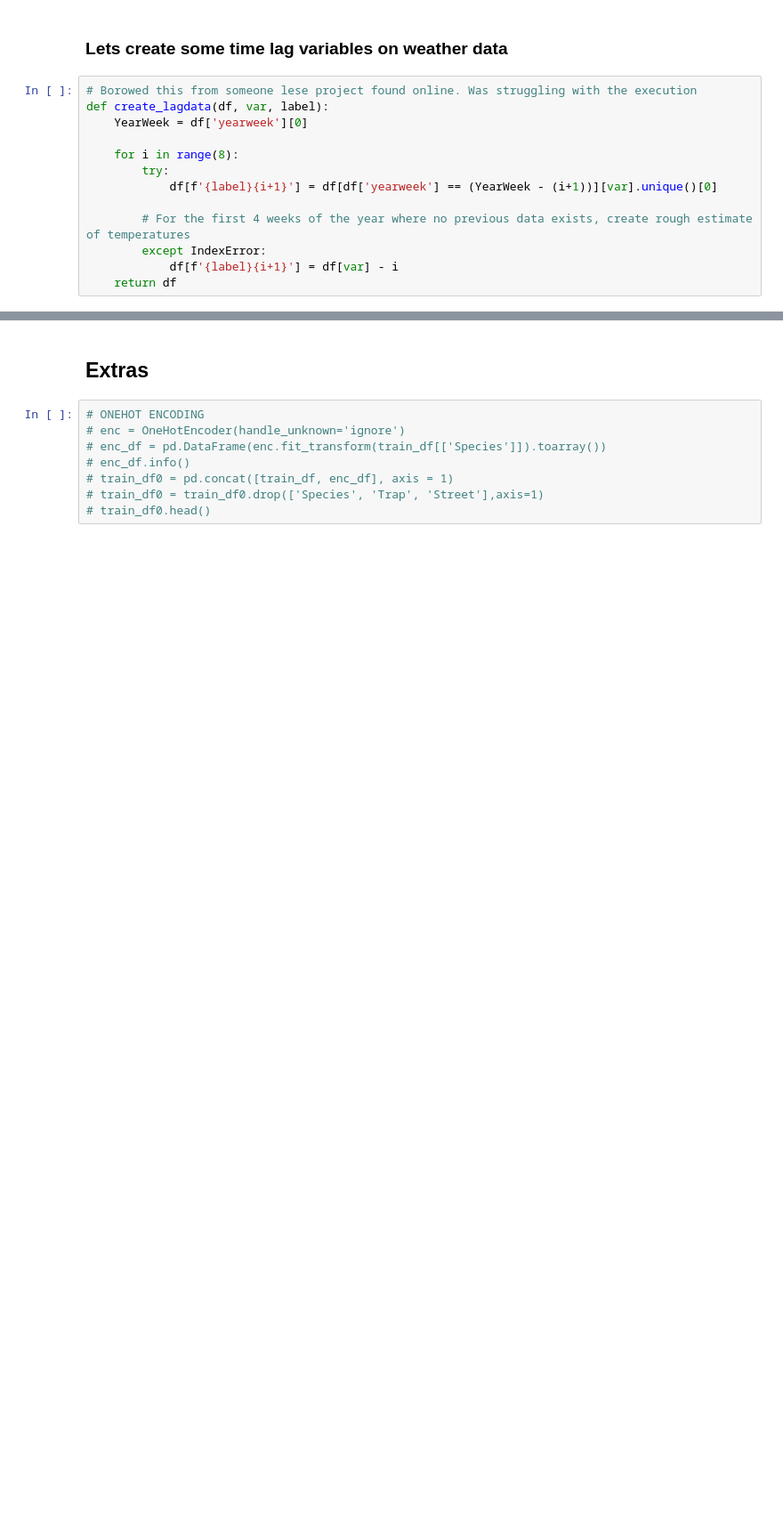
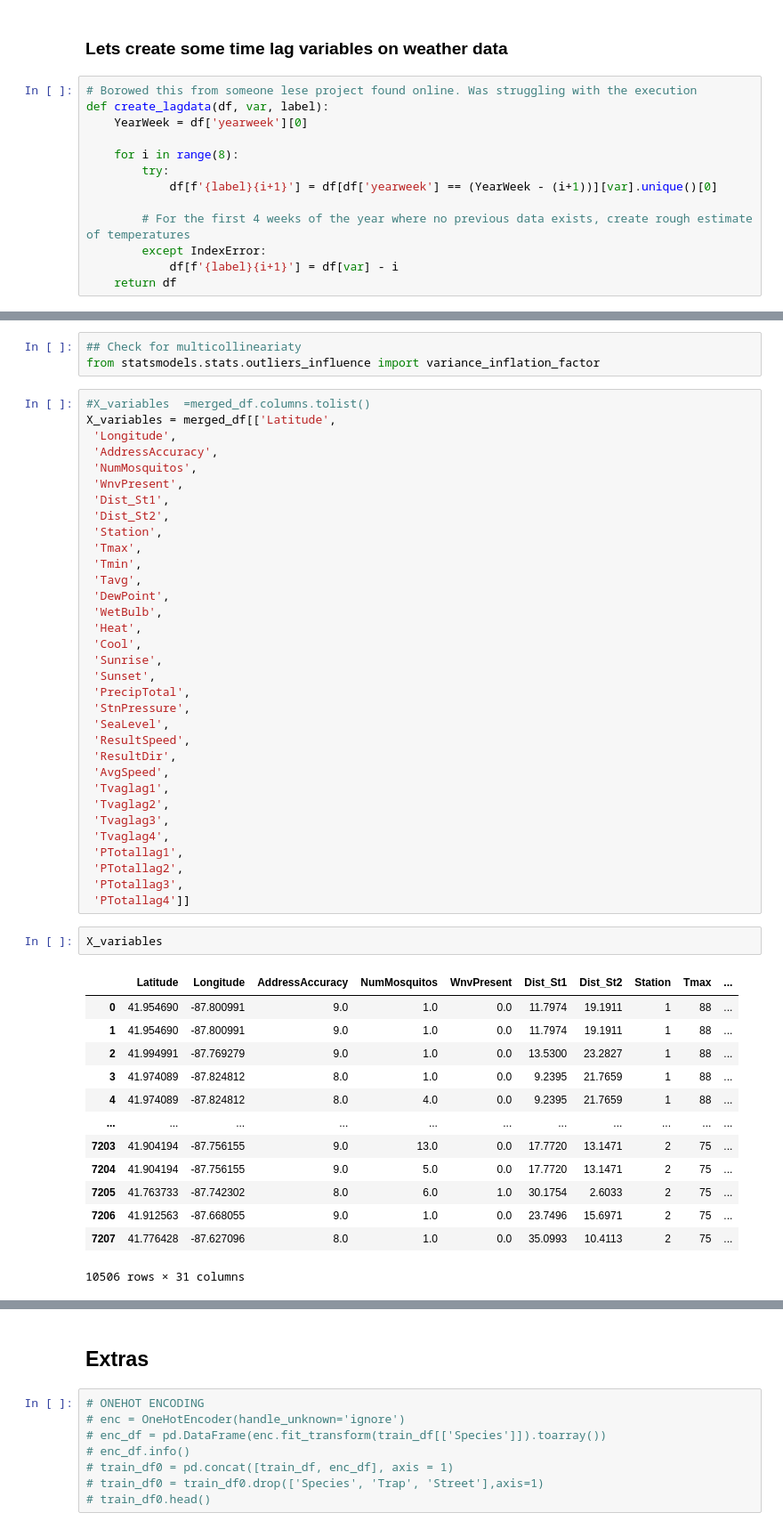
Before and after one commit to nahsradus/SpringBoard, a Jupyter notebook: CapstoneProject2/Notebooks/WestNileVirus.ipynb, the cells around one changed output, grey strips where cells are left out. Shown at 89% size. Drawn from its saved outputs; the diff is of its cells as text; blank space fills up the shorter version.

```diff
--- a/CapstoneProject2/Notebooks/WestNileVirus.ipynb
+++ b/CapstoneProject2/Notebooks/WestNileVirus.ipynb
@@ -1100 +1081,53 @@ AddressAccuracy      -0.248414
 Name: NumMosquitos, dtype: float64
+# %%
+## Check for multicollineariaty
+from statsmodels.stats.outliers_influence import variance_inflation_factor
+# %%
+#X_variables  =merged_df.columns.tolist()
+X_variables = merged_df[['Latitude',
+ 'Longitude',
+ 'AddressAccuracy',
+ 'NumMosquitos',
+ 'WnvPresent',
+ 'Dist_St1',
+ 'Dist_St2',
+ 'Station',
+ 'Tmax',
+ 'Tmin',
+ 'Tavg',
+ 'DewPoint',
+ 'WetBulb',
+ 'Heat',
+ 'Cool',
+ 'Sunrise',
+ 'Sunset',
+ 'PrecipTotal',
+ 'StnPressure',
+ 'SeaLevel',
+ 'ResultSpeed',
+ 'ResultDir',
+ 'AvgSpeed',
+ 'Tvaglag1',
+ 'Tvaglag2',
+ 'Tvaglag3',
+ 'Tvaglag4',
+ 'PTotallag1',
+ 'PTotallag2',
+ 'PTotallag3',
+ 'PTotallag4']]
+# %%
+X_variables
+# %% [output]
+|  | Latitude | Longitude | AddressAccuracy | NumMosquitos | WnvPresent | Dist_St1 | Dist_St2 | Station | Tmax | ... |
+| 0 | 41.954690 | -87.800991 | 9.0 | 1.0 | 0.0 | 11.7974 | 19.1911 | 1 | 88 | ... |
+| 1 | 41.954690 | -87.800991 | 9.0 | 1.0 | 0.0 | 11.7974 | 19.1911 | 1 | 88 | ... |
+| 2 | 41.994991 | -87.769279 | 9.0 | 1.0 | 0.0 | 13.5300 | 23.2827 | 1 | 88 | ... |
+| 3 | 41.974089 | -87.824812 | 8.0 | 1.0 | 0.0 | 9.2395 | 21.7659 | 1 | 88 | ... |
+| 4 | 41.974089 | -87.824812 | 8.0 | 4.0 | 0.0 | 9.2395 | 21.7659 | 1 | 88 | ... |
+| ... | ... | ... | ... | ... | ... | ... | ... | ... | ... | ... |
+| 7203 | 41.904194 | -87.756155 | 9.0 | 13.0 | 0.0 | 17.7720 | 13.1471 | 2 | 75 | ... |
+| 7204 | 41.904194 | -87.756155 | 9.0 | 5.0 | 0.0 | 17.7720 | 13.1471 | 2 | 75 | ... |
+| 7205 | 41.763733 | -87.742302 | 8.0 | 6.0 | 1.0 | 30.1754 | 2.6033 | 2 | 75 | ... |
+| 7206 | 41.912563 | -87.668055 | 9.0 | 1.0 | 0.0 | 23.7496 | 15.6971 | 2 | 75 | ... |
+| 7207 | 41.776428 | -87.627096 | 8.0 | 1.0 | 0.0 | 35.0993 | 10.4113 | 2 | 75 | ... |
+10506 rows × 31 columns
```
Also changed, not shown: parts of 49 cells of this notebook.
